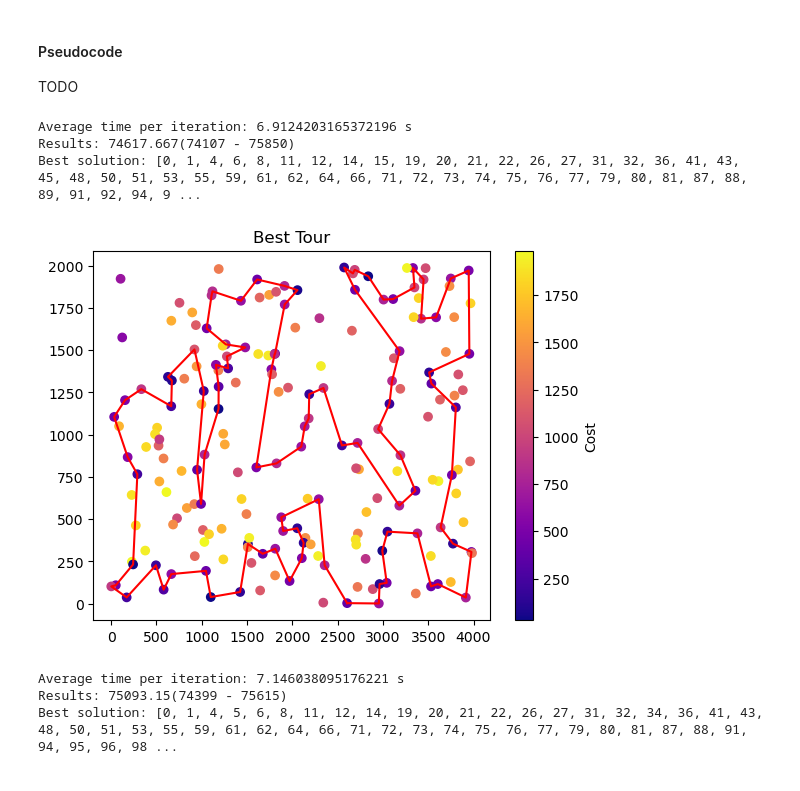
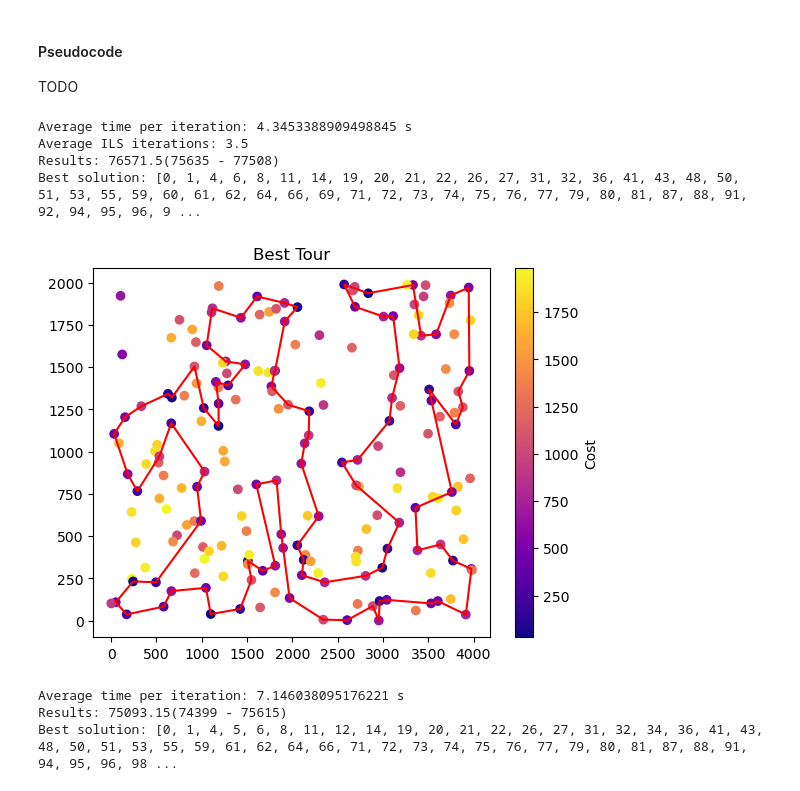
Before and after one commit to Oskshust/evo_comp, a Jupyter notebook: 6/raport.ipynb, the cells around one changed output. Saved outputs shown, nothing was run; the diff lists cells and outputs as text; code cells hidden in the pictures.

Commit message:
avg iterations, time

```diff
--- a/6/raport.ipynb
+++ b/6/raport.ipynb
@@ -23,12 +23,13 @@ b = "../data/TSPB.csv"
 c = "../data/TSPC.csv"
 d = "../data/TSPD.csv"
 # %%
-run_ils(a, n_iterations=20, n_runs=6)
+run_ils(a, n_iterations=2, n_runs=2)
 # %% [output]
-Average time per iteration: 6.9124203165372196 s
-Results: 74617.667(74107 - 75850)
-Best solution: [0, 1, 4, 6, 8, 11, 12, 14, 15, 19, 20, 21, 22, 26, 27, 31, 32, 36, 41, 43, 45, 48, 50, 51, 53, 55, 59, 61, 62, 64, 66, 71, 72, 73, 74, 75, 76, 77, 79, 80, 81, 87, 88, 89, 91, 92, 94, 9 ...
+Average time per iteration: 4.3453388909498845 s
+Average ILS iterations: 3.5
+Results: 76571.5(75635 - 77508)
+Best solution: [0, 1, 4, 6, 8, 11, 14, 19, 20, 21, 22, 26, 27, 31, 32, 36, 41, 43, 48, 50, 51, 53, 55, 59, 60, 61, 62, 64, 66, 69, 71, 72, 73, 74, 75, 76, 77, 79, 80, 81, 87, 88, 91, 92, 94, 95, 96, 9 ...
-[figure, old version]
+[figure, new version]
 # %%
 run_experiment(a)
 # %% [output]
```
Also changed, not shown: 1 other file.
